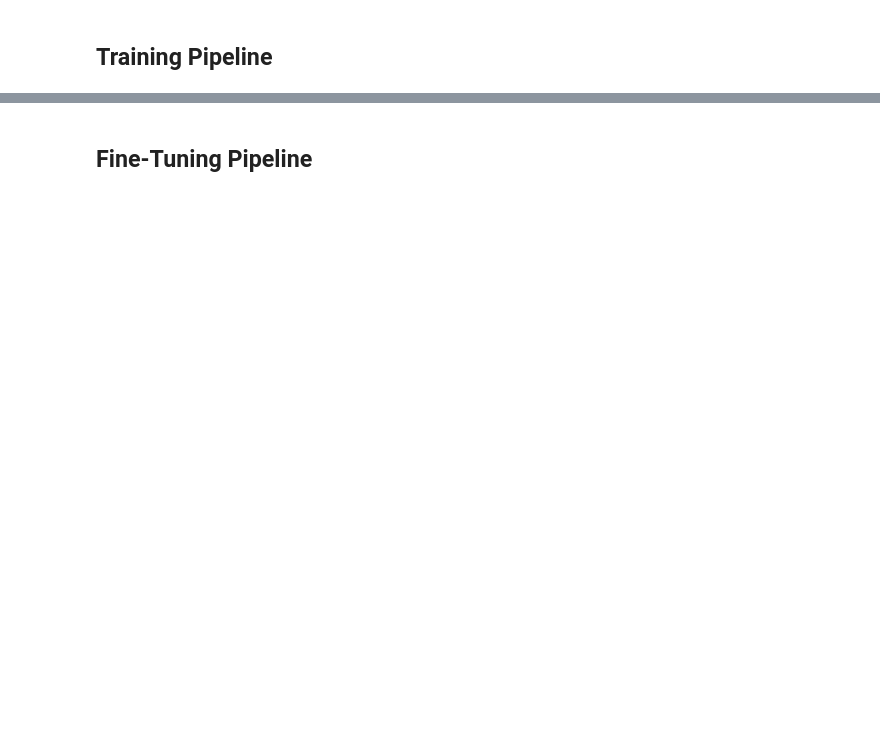
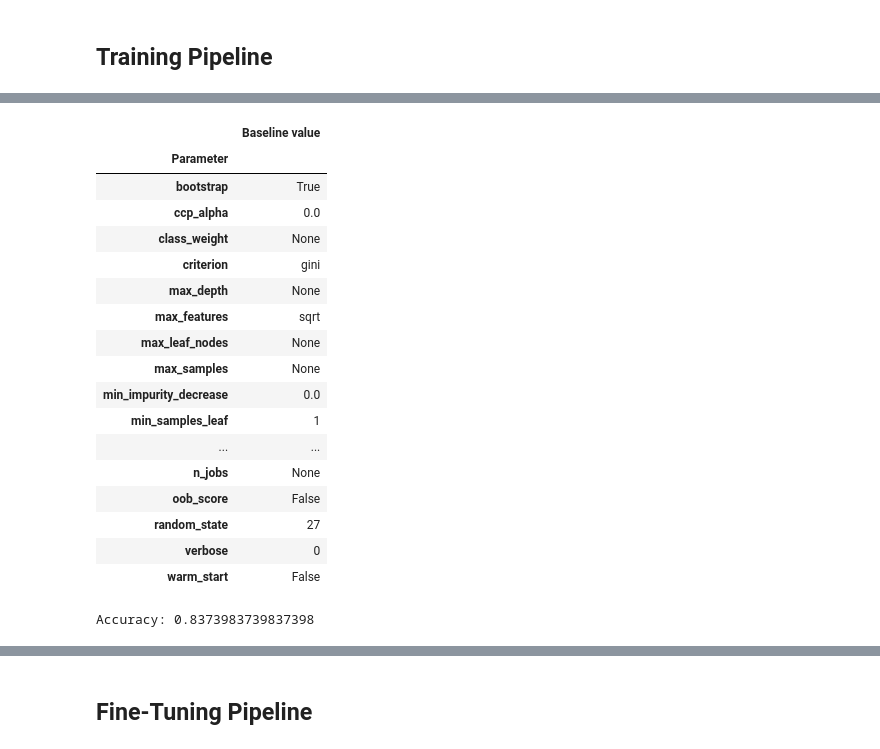
Before and after one commit to groundhog-21/dsnd-pipelines-project, a Jupyter notebook: starter/starter.ipynb, the cells around one changed output, grey strips where cells are left out. Saved outputs shown, nothing was run; the diff lists cells and outputs as text; code cells hidden in the pictures; blank space fills up the shorter version.

Commit message:
Full pipeline

```diff
--- a/starter/starter.ipynb
+++ b/starter/starter.ipynb
@@ -171,0 +318,13 @@ Text features: ['Title', 'Review Text']
+# %%
+# Consolidate preprocessing in a single pipeline
+
+from sklearn.compose import ColumnTransformer
+
+feature_engineering = ColumnTransformer([
+        ('num', num_pipeline, num_features),
+        ('cat', cat_pipeline, cat_features),
+        ('character_counts', FunctionTransformer(review_text_char_count, validate=False), ['Review Text']),
+        ('tfidf_text', tfidf_pipeline, text_features),
+])
+
+feature_engineering
@@ -171,0 +349,5 @@ Text features: ['Title', 'Review Text']
+# %%
+# Examine the shape of the transformed X_train
+
+train_spot = feature_engineering.fit_transform(X_train)
+train_spot.shape
@@ -172,2 +356,13 @@ Text features: ['Title', 'Review Text']
 # %% [markdown]
 ## Training Pipeline
+# %%
+from sklearn.ensemble import RandomForestClassifier
+from sklearn.pipeline import make_pipeline
+
+model_pipeline = make_pipeline(
+    feature_engineering,
+    RandomForestClassifier(random_state=27),
+    memory='pipeline_cache',
+)
+
+model_pipeline.fit(X_train, y_train)
@@ -173,0 +387,40 @@ Text features: ['Title', 'Review Text']
+# %%
+# Baseline parameter values
+
+baseline_rfc = model_pipeline.named_steps['randomforestclassifier']
+
+display(
+    pd.Series(baseline_rfc.get_params(), name='Baseline value')
+    .rename_axis('Parameter')
+    .to_frame()
+)
+# %% [output]
+|  | Baseline value |
+| Parameter |  |
+| bootstrap | True |
+| ccp_alpha | 0.0 |
+| class_weight | None |
+| criterion | gini |
+| max_depth | None |
+| max_features | sqrt |
+| max_leaf_nodes | None |
+| max_samples | None |
+| min_impurity_decrease | 0.0 |
+| min_samples_leaf | 1 |
+| ... | ... |
+| n_jobs | None |
+| oob_score | False |
+| random_state | 27 |
+| verbose | 0 |
+| warm_start | False |
+# %%
+# Get the predicted class label, accuracy score
+
+from sklearn.metrics import accuracy_score
+
+y_pred = model_pipeline.predict(X_test)
+accuracy = accuracy_score(y_test, y_pred)
+
+print('Accuracy:', accuracy)
+# %% [output]
+Accuracy: 0.8373983739837398
```
Also changed, not shown: parts of 24 cells of this notebook, 2 other files.
